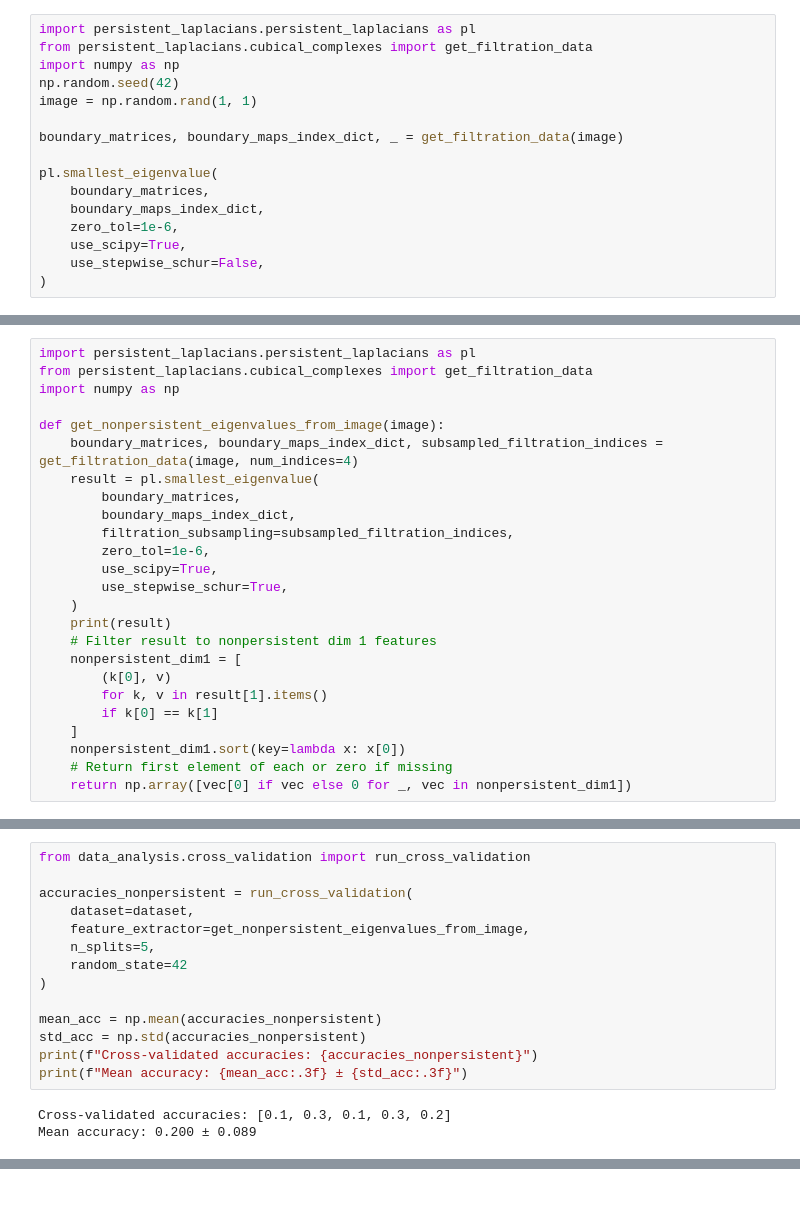
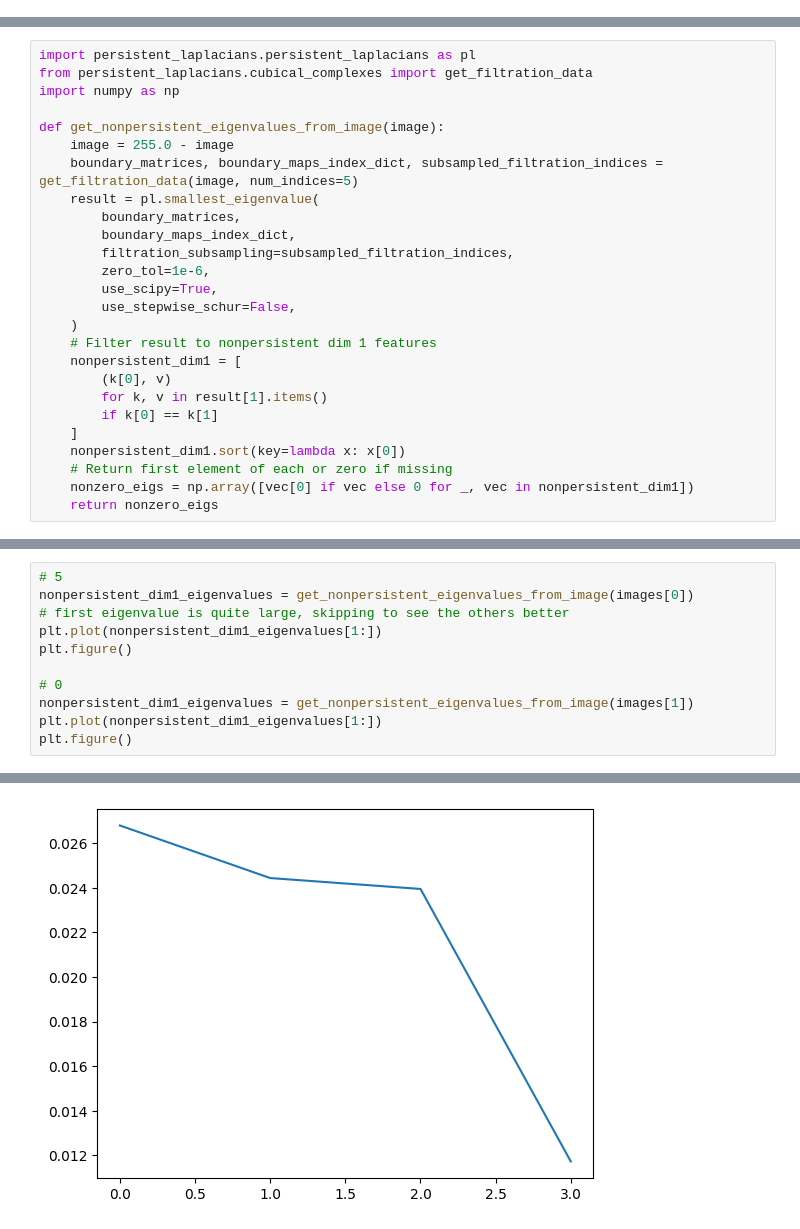
Before and after one commit to mmasque/persistent-laplacians, a Jupyter notebook: notebooks/cubical_complexes.ipynb, the cells around one changed output, grey strips where cells are left out. Saved outputs shown, nothing was run; the diff lists cells and outputs as text; blank space fills up the shorter version.

Commit message:
Cubical complexes notebook

```diff
--- a/notebooks/cubical_complexes.ipynb
+++ b/notebooks/cubical_complexes.ipynb
@@ -1,16 +0,0 @@
-# %%
-import persistent_laplacians.persistent_laplacians as pl
-from persistent_laplacians.cubical_complexes import get_filtration_data
-import numpy as np
-np.random.seed(42)
-image = np.random.rand(1, 1)
-
-boundary_matrices, boundary_maps_index_dict, _ = get_filtration_data(image)
-
-pl.smallest_eigenvalue(
-    boundary_matrices,
-    boundary_maps_index_dict,
-    zero_tol=1e-6,
-    use_scipy=True,
-    use_stepwise_schur=False,
-)
@@ -31,16 +213,16 @@ from persistent_laplacians.cubical_complexes import get_filtration_data
 import numpy as np
 
 def get_nonpersistent_eigenvalues_from_image(image):
-    boundary_matrices, boundary_maps_index_dict, subsampled_filtration_indices = get_filtration_data(image, num_indices=4)
+    image = 255.0 - image
+    boundary_matrices, boundary_maps_index_dict, subsampled_filtration_indices = get_filtration_data(image, num_indices=5)
     result = pl.smallest_eigenvalue(
         boundary_matrices,
         boundary_maps_index_dict,
         filtration_subsampling=subsampled_filtration_indices,
         zero_tol=1e-6,
         use_scipy=True,
-        use_stepwise_schur=True,
+        use_stepwise_schur=False,
     )
-    print(result)
     # Filter result to nonpersistent dim 1 features
     nonpersistent_dim1 = [
         (k[0], v)
@@ -49,4 +231,5 @@ def get_nonpersistent_eigenvalues_from_image(image):
     ]
     nonpersistent_dim1.sort(key=lambda x: x[0])
     # Return first element of each or zero if missing
-    return np.array([vec[0] if vec else 0 for _, vec in nonpersistent_dim1])
+    nonzero_eigs = np.array([vec[0] if vec else 0 for _, vec in nonpersistent_dim1])
+    return nonzero_eigs
@@ -58,17 +236,12 @@ array([0.01653685, 0.01696461, 0.01877399, 0.01172409])
-# %%
-from data_analysis.cross_validation import run_cross_validation
-
-accuracies_nonpersistent = run_cross_validation(
-    dataset=dataset,
-    feature_extractor=get_nonpersistent_eigenvalues_from_image,
-    n_splits=5,
-    random_state=42
-)
-
-mean_acc = np.mean(accuracies_nonpersistent)
-std_acc = np.std(accuracies_nonpersistent)
-print(f"Cross-validated accuracies: {accuracies_nonpersistent}")
-print(f"Mean accuracy: {mean_acc:.3f} ± {std_acc:.3f}")
-# %% [output]
-Cross-validated accuracies: [0.1, 0.3, 0.1, 0.3, 0.2]
-Mean accuracy: 0.200 ± 0.089
+# %%
+# 5
+nonpersistent_dim1_eigenvalues = get_nonpersistent_eigenvalues_from_image(images[0])
+# first eigenvalue is quite large, skipping to see the others better
+plt.plot(nonpersistent_dim1_eigenvalues[1:])
+plt.figure()
+
+# 0
+nonpersistent_dim1_eigenvalues = get_nonpersistent_eigenvalues_from_image(images[1])
+plt.plot(nonpersistent_dim1_eigenvalues[1:])
+plt.figure()
+# %% [output]
@@ -74,0 +251 @@ Mean accuracy: 0.200 ± 0.089
+[figure, added]
```
Also changed, not shown: parts of 32 cells of this notebook, 6 other files.
